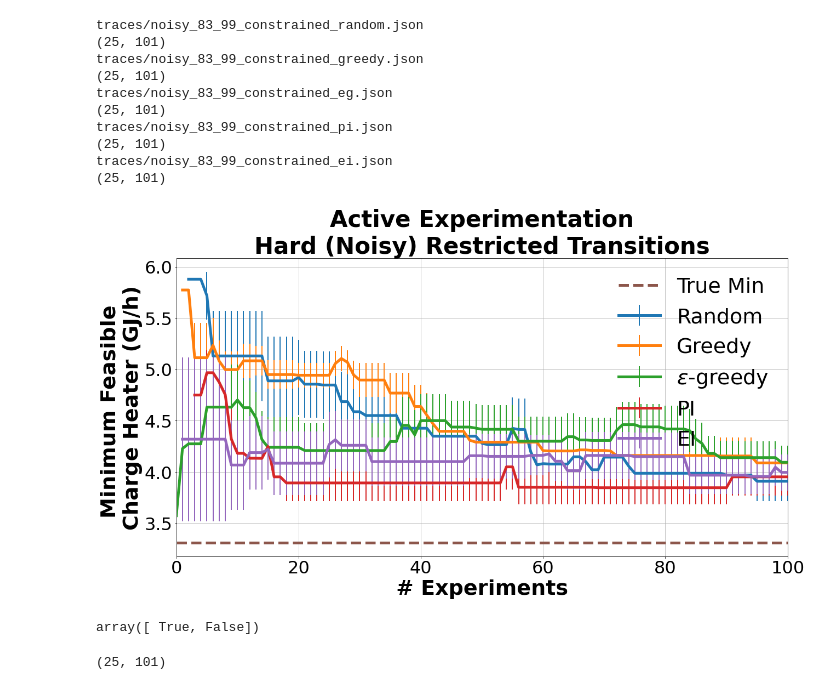
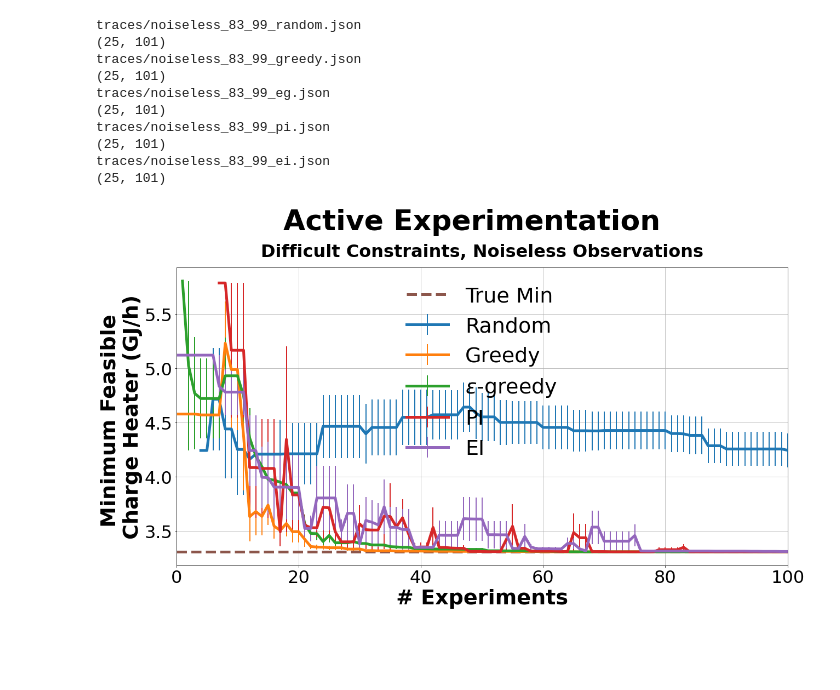
Before and after one commit to KISRDevelopment/iso-exploration, a Jupyter notebook: plot_traces.ipynb, the cells around one changed output. Cells and saved outputs as stored; diff of their text form; code cells hidden in the pictures; blank space fills up the shorter version.

Commit message:
create new figure

```diff
--- a/plot_traces.ipynb
+++ b/plot_traces.ipynb
@@ -12,30 +12,28 @@ Y = np.array(df[['r1_charge_heater', 'process_ron', 'process_yield']])
 # %%
 exp = 'noiseless_83_98'
 output_path = 'tmp/fig10.tiff'
-title = "Active Experimentation\nEasy (Noiseless)"
-
-
+title = "Easy Constraints, Noiseless Observations"
 
 exp = 'noisy_83_98'
 output_path = 'tmp/fig11.tiff'
-title = "Active Experimentation\nEasy (Noisy)"
+title = "Easy Constraints, Noisy Observations"
 
 
 exp = 'noisy_83_98_constrained'
 output_path = 'tmp/fig12.tiff'
-title = "Active Experimentation\nEasy (Noisy) Restricted Transitions"
+title = "Easy Constraints, Noisy Observations, Restricted Transitions"
 
 exp = 'noiseless_83_99'
 output_path = 'tmp/fig13.tiff'
-title = "Active Experimentation\nHard (Noiseless)"
+title = "Difficult Constraints, Noiseless Observations"
 
-exp = 'noisy_83_99'
-output_path = 'tmp/fig14.tiff'
-title = "Active Experimentation\nHard (Noisy)"
+# exp = 'noisy_83_99'
+# output_path = 'tmp/fig14.tiff'
+# title = "Difficult Constraints, Noisy Observations"
 
-exp = 'noisy_83_99_constrained'
-output_path = 'tmp/fig15.tiff'
-title = "Active Experimentation\nHard (Noisy) Restricted Transitions"
+# exp = 'noisy_83_99_constrained'
+# output_path = 'tmp/fig15.tiff'
+# title = "Difficult Constraints, Noisy Observations, Restricted Transitions"
 
 
 
@@ -48,6 +46,22 @@ models = ['random', 'greedy', 'eg', 'pi', 'ei']
 names = ['Random', 'Greedy', '$\epsilon$-greedy', 'PI', 'EI']
 #models = ['random']
 paths = [(m, "traces/%s_%s.json" % (exp, m), n) for m,n in zip(models, names)]
+
+# we have to take into account the expected value of the min yield
+# in noisy experiments. Since the noise is added symmetricly around those thresholds this is usually the
+# same as the threshold itself. But for example when yield is 99 and delta is 2.5, the
+# expected value is 98.25, which makes a huge difference.
+if exp_cfg['yield_delta'] > 0:
+    yield_upper = np.minimum(100, min_yield + exp_cfg['yield_delta'])
+    yield_lower = min_yield - exp_cfg['yield_delta']
+    min_yield = (yield_upper + yield_lower) / 2
+    print("Effective min yield: %0.2f" % min_yield)
+
+# if exp_cfg['ron_delta'] > 0:
+#     ron_upper = np.maximum(100, min_ron + exp_cfg['ron_delta'])
+#     ron_lower = min_yield - exp_cfg['yield_delta']
+#     min_yield = (yield_upper + yield_lower) / 2
+
 valid_comb_ix =(df['process_ron'] >= min_ron) & (df['process_yield'] >= min_yield)
 
 f, ax = plt.subplots(1, 1, figsize=(20, 10))
@@ -67,60 +81,40 @@ for _,p,name in paths:
 
     #inputs = df.iloc[results['traces'][0]]
     #print(inputs.iloc[10:])
     trace_chs = np.array(trace_chs) / (1000*1000)
     print(trace_chs.shape)
     trace_chs[np.isinf(trace_chs)] = np.nan
     reps = np.sum(~np.isnan(trace_chs), axis=0)
 
     mean_trace = np.nanmean(trace_chs, axis=0)
     stderr_trace = np.nanstd(trace_chs, axis=0, ddof=1) / np.sqrt(reps)
 
     ax.errorbar(np.arange(mean_trace.shape[0]), mean_trace, yerr=stderr_trace, linewidth=5, label=name, marker='o', markersize=2, elinewidth=2)
     #ax.plot(, )
 
 ax.plot(np.arange(mean_trace.shape[0]), np.ones(mean_trace.shape[0]) *
         np.min(df[valid_comb_ix]['r1_charge_heater'] / (1000*1000)), linewidth=5, linestyle='--', label='True Min')
 ax.tick_params(axis='x', labelsize=32)
 ax.tick_params(axis='y', labelsize=32)
 ax.set_xlabel('# Experiments', fontsize=38, fontweight='bold')
 ax.set_ylabel('Minimum Feasible \nCharge Heater (GJ/h)', fontsize=38, fontweight='bold')
 ax.grid(True)
-ax.set_title(title, fontsize=42, fontweight='bold')
+ax.set_title(title, fontsize=32, fontweight='bold', pad=20)
+
 ax.legend(fontsize=38, frameon=False)
 ax.set_xlim([0,100])
+
+plt.suptitle('Active Experimentation', fontsize=52, fontweight='bold', y=1.03)
 plt.savefig(output_path, bbox_inches='tight', transparent=True, pad_inches=0.05, dpi=300, pil_kwargs={"compression": "tiff_lzw"})
 # %% [output]
-traces/noisy_83_99_constrained_random.json
+traces/noiseless_83_99_random.json
 (25, 101)
-traces/noisy_83_99_constrained_greedy.json
+traces/noiseless_83_99_greedy.json
 (25, 101)
-traces/noisy_83_99_constrained_eg.json
+traces/noiseless_83_99_eg.json
 (25, 101)
-traces/noisy_83_99_constrained_pi.json
+traces/noiseless_83_99_pi.json
 (25, 101)
-traces/noisy_83_99_constrained_ei.json
+traces/noiseless_83_99_ei.json
 (25, 101)
-[figure, old version]
+[figure, new version]
-# %%
-np.all(np.array([[1,11],[3,4]]) > [0, 10], axis=1)
-# %% [output]
-array([ True, False])
-# %%
-path = "traces/noisy_83_98_random.json"
-
-with open(path, 'r') as f:
-    results = json.load(f)
-
-    trace_chs = []
-    for r in results['obs_traces']:
-        r = np.array(r)
-        fix = (r[:,1] >= min_ron) & (r[:,2] >= min_yield)
-        r[~fix,0] = np.inf
-        trace_chs.append(np.minimum.accumulate(r[:,0]))
-
-    #inputs = df.iloc[results['traces'][0]]
-    #print(inputs.iloc[10:])
-    trace_chs = np.array(trace_chs) / (1000*1000)
-    print(trace_chs.shape)
-# %% [output]
-(25, 101)
```
Also changed, not shown: parts of 2 cells of this notebook.
